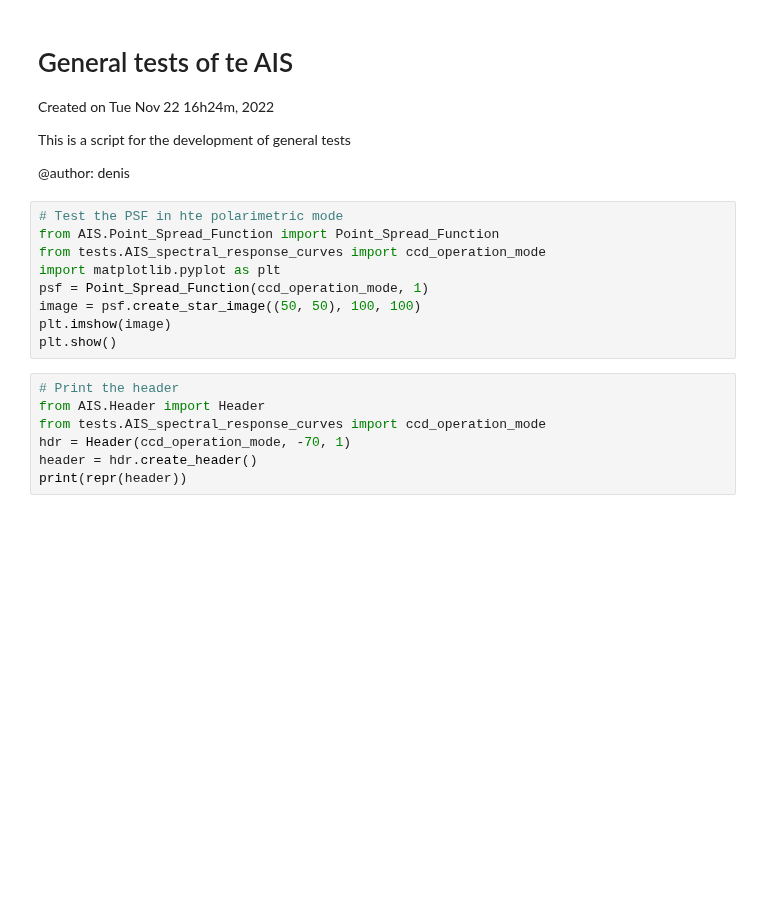
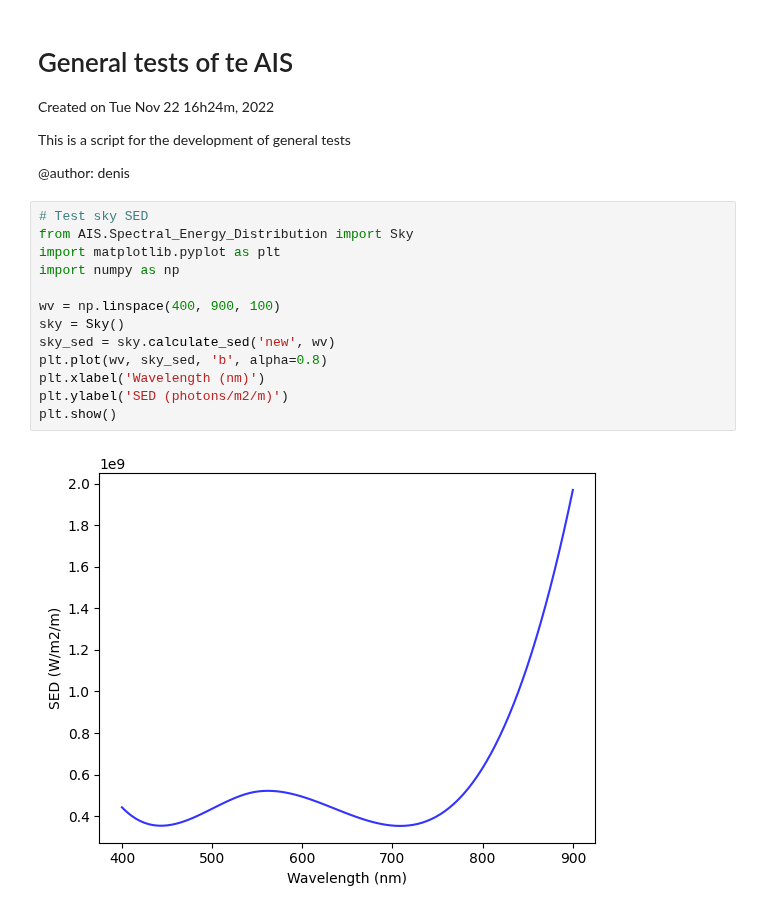
Before and after one commit to DBernardes/AIS, a Jupyter notebook: general_tests.ipynb, the cells around one changed output. Drawn from its saved outputs; the diff is of its cells as text; blank space fills up the shorter version.

```diff
--- a/general_tests.ipynb
+++ b/general_tests.ipynb
@@ -6,22 +6,21 @@ Created on Tue Nov 22 16h24m,  2022
 This is a script for the development of general tests
 
 @author: denis
-# %%
-# Test the PSF in hte polarimetric mode
-from AIS.Point_Spread_Function import Point_Spread_Function
-from tests.AIS_spectral_response_curves import ccd_operation_mode
-import matplotlib.pyplot as plt
-psf = Point_Spread_Function(ccd_operation_mode, 1)
-image = psf.create_star_image((50, 50), 100, 100)
-plt.imshow(image)
-plt.show()
-# %%
-# Print the header
-from AIS.Header import Header
-from tests.AIS_spectral_response_curves import ccd_operation_mode
-hdr = Header(ccd_operation_mode, -70, 1)
-header = hdr.create_header()
-print(repr(header))
+# %%
+# Test sky SED
+from AIS.Spectral_Energy_Distribution import Sky
+import matplotlib.pyplot as plt
+import numpy as np
+
+wv = np.linspace(400, 900, 100)
+sky = Sky()
+sky_sed = sky.calculate_sed('new', wv)
+plt.plot(wv, sky_sed, 'b', alpha=0.8)
+plt.xlabel('Wavelength (nm)')
+plt.ylabel('SED (photons/m2/m)')
+plt.show()
+# %% [output]
+[figure, added]
 # %%
 # Test the blackbody profile
 from AIS. Artificial_Image_Simulator import Artificial_Image_Simulator
```
Also changed, not shown: parts of 15 cells of this notebook, 5 other files.
